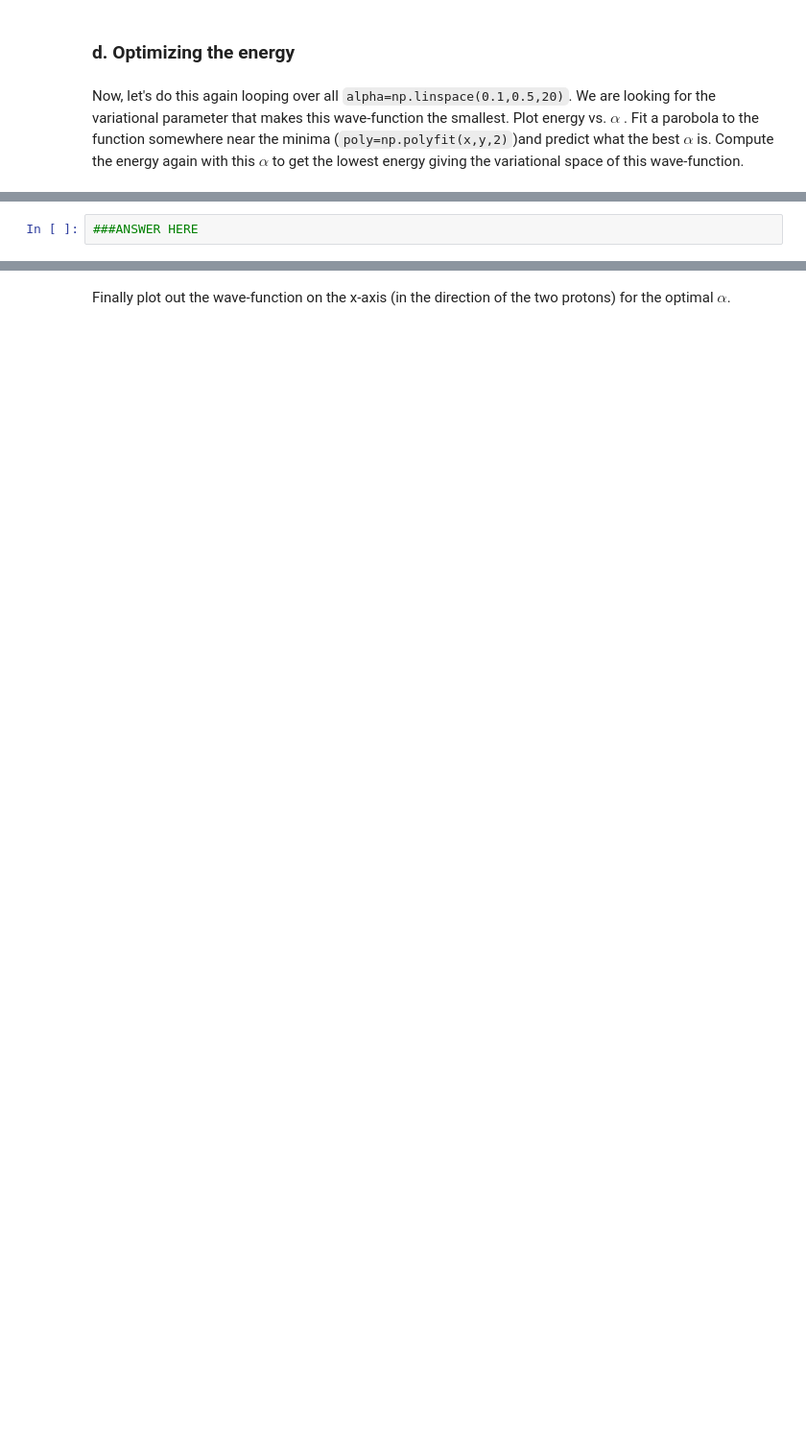
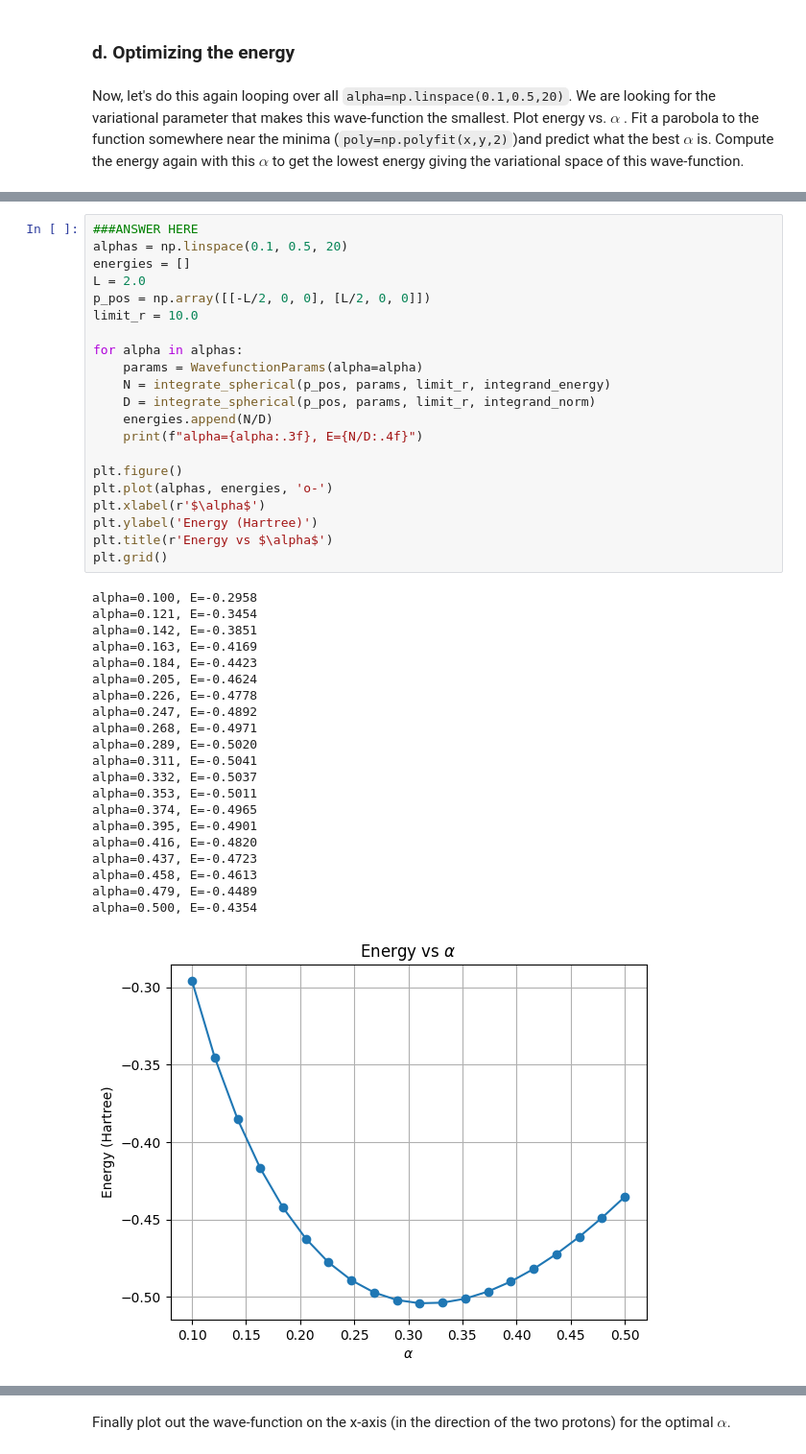
Before and after one commit to mvela31/PHYS487hws, a Jupyter notebook: quantum_mechanics/VMC5.ipynb, the cells around one changed output, grey strips where cells are left out. Shown at 96% size. Saved outputs shown, nothing was run; the diff lists cells and outputs as text; blank space fills up the shorter version.

```diff
--- a/quantum_mechanics/VMC5.ipynb
+++ b/quantum_mechanics/VMC5.ipynb
@@ -298,5 +336,46 @@ Now, let's do this again looping over all  `alpha=np.linspace(0.1,0.5,20)`.   We
  <div><img src="https://clark.physics.illinois.edu/246img/AnsStart.svg" width=200 align=left alt="Answer (end)"></img><br></div>
 # %%
 ###ANSWER HERE
+alphas = np.linspace(0.1, 0.5, 20)
+energies = []
+L = 2.0
+p_pos = np.array([[-L/2, 0, 0], [L/2, 0, 0]])
+limit_r = 10.0
+
+for alpha in alphas:
+    params = WavefunctionParams(alpha=alpha)
+    N = integrate_spherical(p_pos, params, limit_r, integrand_energy)
+    D = integrate_spherical(p_pos, params, limit_r, integrand_norm)
+    energies.append(N/D)
+    print(f"alpha={alpha:.3f}, E={N/D:.4f}")
+
+plt.figure()
+plt.plot(alphas, energies, 'o-')
+plt.xlabel(r'$\alpha$')
+plt.ylabel('Energy (Hartree)')
+plt.title(r'Energy vs $\alpha$')
+plt.grid()
+# %% [output]
+alpha=0.100, E=-0.2958
+alpha=0.121, E=-0.3454
+alpha=0.142, E=-0.3851
+alpha=0.163, E=-0.4169
+alpha=0.184, E=-0.4423
+alpha=0.205, E=-0.4624
+alpha=0.226, E=-0.4778
+alpha=0.247, E=-0.4892
+alpha=0.268, E=-0.4971
+alpha=0.289, E=-0.5020
+alpha=0.311, E=-0.5041
+alpha=0.332, E=-0.5037
+alpha=0.353, E=-0.5011
+alpha=0.374, E=-0.4965
+alpha=0.395, E=-0.4901
+alpha=0.416, E=-0.4820
+alpha=0.437, E=-0.4723
+alpha=0.458, E=-0.4613
+alpha=0.479, E=-0.4489
+alpha=0.500, E=-0.4354
+[figure, added]
 # %%
 ###ANSWER HERE
```
Also changed, not shown: parts of 8 cells of this notebook.
